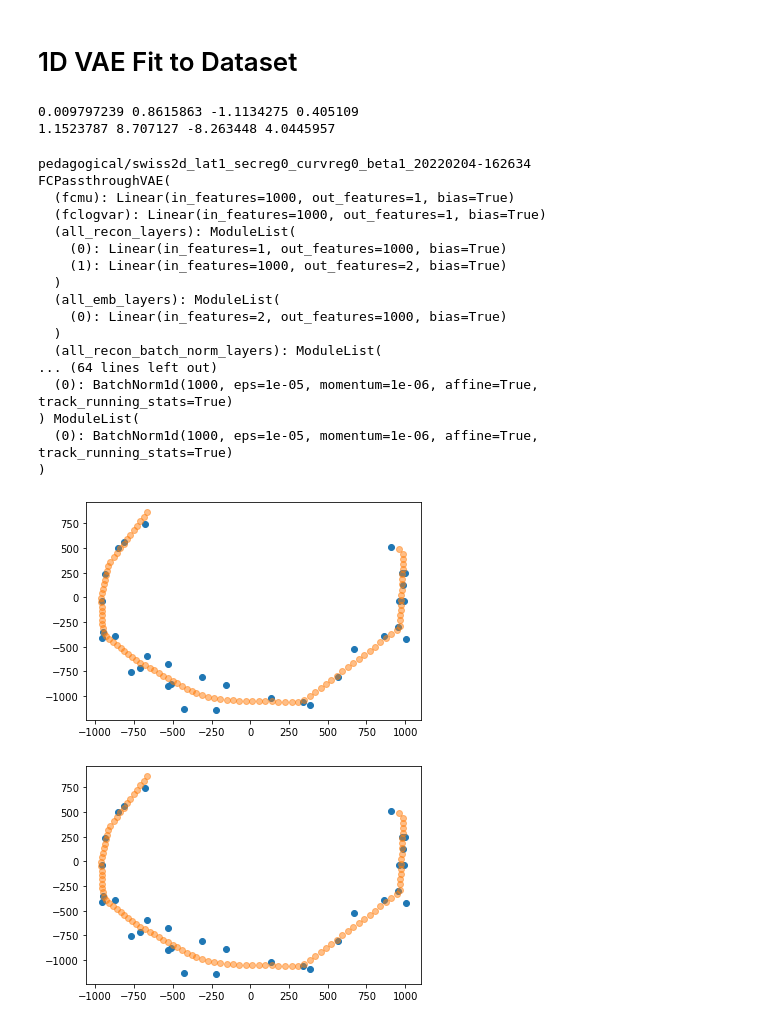
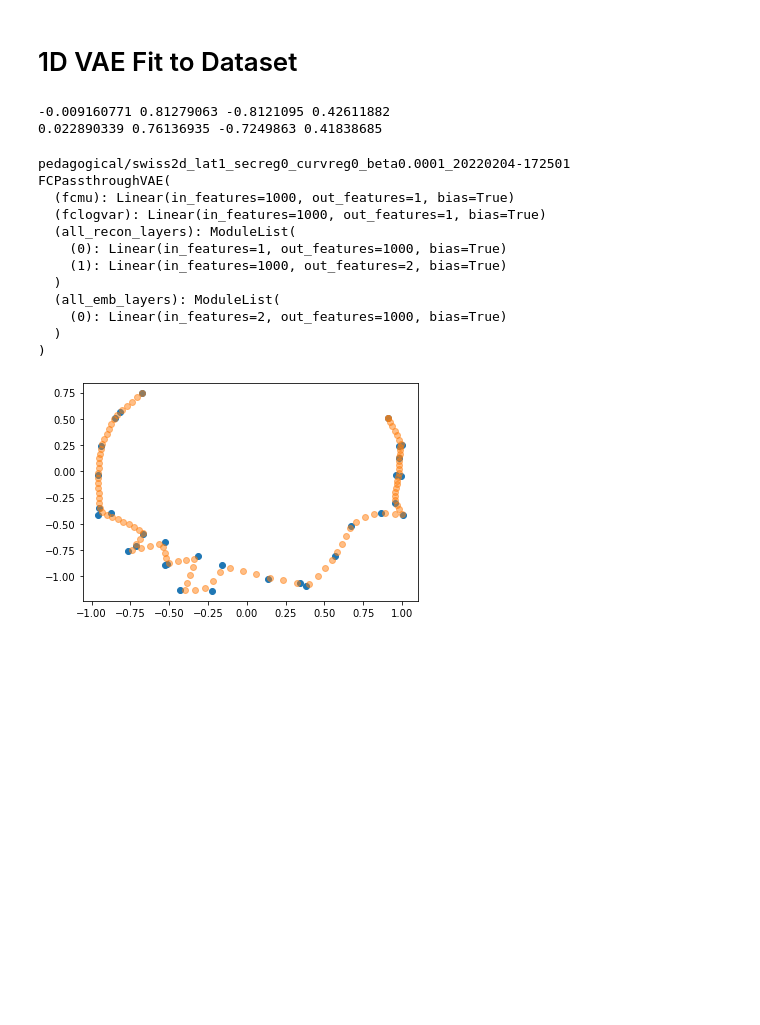
Before and after one commit to travers-rhodes/IROS2022CurvVAE, a Jupyter notebook: notebooks/2022-02-04 Pedagogical Example Half Circle-Copy1.ipynb, the cells around one changed output. Drawn from its saved outputs; the diff is of its cells as text; code cells hidden in the pictures; blank space fills up the shorter version.

Commit message:
on this dummy dataset, both curvvae and betavae can perform well with proper hyperparameter tuning. need to use a more realistic dataset

```diff
--- a/notebooks/2022-02-04 Pedagogical Example Half Circle-Copy1.ipynb
+++ b/notebooks/2022-02-04 Pedagogical Example Half Circle-Copy1.ipynb
@@ -30,7 +30,7 @@ ts = np.random.normal(3*np.pi/2,np.pi/3,num_rand_samples)
 ts = np.concatenate((ts,np.linspace(5 * np.pi/6, 13 * np.pi / 6, num_unif_samples)))
 xs = np.cos(ts) * (1+ noise_size * np.exp((-(ts-(3*np.pi/2))**2)/2) * np.random.normal(size=num_samples))
 ys = np.sin(ts) * (1+ noise_size * np.exp((-(ts-(3*np.pi/2))**2)/2) * np.random.normal(size=num_samples))
-dataset = np.hstack((xs[:,np.newaxis],ys[:,np.newaxis])) * 1000
+dataset = np.hstack((xs[:,np.newaxis],ys[:,np.newaxis]))
 # %%
 plt.scatter(dataset[:,0],dataset[:,1])
 plt.axis("equal")
@@ -108,3 +106,5 @@ all_models = ["pedagogical/swiss2d_lat1_secreg0_curvreg0_beta1_20220204-162634"]
+# %%
+all_models = ["pedagogical/swiss2d_lat1_secreg0_curvreg0_beta0.0001_20220204-172501"]
 # %%
 
 for modelpath in all_models:
@@ -114,49 +114,37 @@ for modelpath in all_models:
     dat = vae.all_emb_layers[0].bias.detach().cpu().numpy()
     print(np.mean(dat),np.max(dat),np.min(dat),np.std(dat))
 # %% [output]
-0.009797239 0.8615863 -1.1134275 0.405109
-1.1523787 8.707127 -8.263448 4.0445957
+-0.009160771 0.81279063 -0.8121095 0.42611882
+0.022890339 0.76136935 -0.7249863 0.41838685
 # %%
-for momentum in ([0.1,0.000001]):
-    for i, modelpath in enumerate(all_models):
+for i, modelpath in enumerate(all_models):
         fig = plt.figure()
         print(modelpath)
         vae = lm.load_model(modelpath)
         print(vae)
-        vae.all_recon_batch_norm_layers[0].momentum = momentum
-        vae.all_emb_batch_norm_layers[0].momentum = momentum
-        vae.eval()
-        print(vae)
-        print(vae.all_recon_batch_norm_layers,vae.all_emb_batch_norm_layers)
         embeds = vae.encode(torch.tensor(dataset,dtype=torch.float),
                            torch.tensor(np.zeros((len(dataset),0)),dtype=torch.float)
                            )[0].detach().cpu().numpy()
         pts = np.linspace(np.min(embeds[:,0]),np.max(embeds[:,0]),100).reshape((-1,1))
         readout = vae.decode(torch.tensor(pts,dtype=torch.float),
                   torch.tensor(np.zeros((len(pts),0)),dtype=torch.float))[0].detach().cpu()
 
         plt.scatter(dataset[:,0],dataset[:,1]);
         plt.scatter(readout[:,0],readout[:,1], alpha=0.5);
 # %% [output]
-pedagogical/swiss2d_lat1_secreg0_curvreg0_beta1_20220204-162634
+pedagogical/swiss2d_lat1_secreg0_curvreg0_beta0.0001_20220204-172501
 FCPassthroughVAE(
   (fcmu): Linear(in_features=1000, out_features=1, bias=True)
   (fclogvar): Linear(in_features=1000, out_features=1, bias=True)
   (all_recon_layers): ModuleList(
     (0): Linear(in_features=1, out_features=1000, bias=True)
     (1): Linear(in_features=1000, out_features=2, bias=True)
   )
   (all_emb_layers): ModuleList(
     (0): Linear(in_features=2, out_features=1000, bias=True)
   )
-  (all_recon_batch_norm_layers): ModuleList(
-... (64 lines left out)
-  (0): BatchNorm1d(1000, eps=1e-05, momentum=1e-06, affine=True, track_running_stats=True)
-) ModuleList(
-  (0): BatchNorm1d(1000, eps=1e-05, momentum=1e-06, affine=True, track_running_stats=True)
 )
-[figure, old version]
+[figure, new version]
-[figure, removed]
 # %%
 for _ in range(100):
     embeds = vae.encode(torch.tensor(dataset,dtype=torch.float),
```
Also changed, not shown: parts of 4 cells of this notebook, 2 other files.
